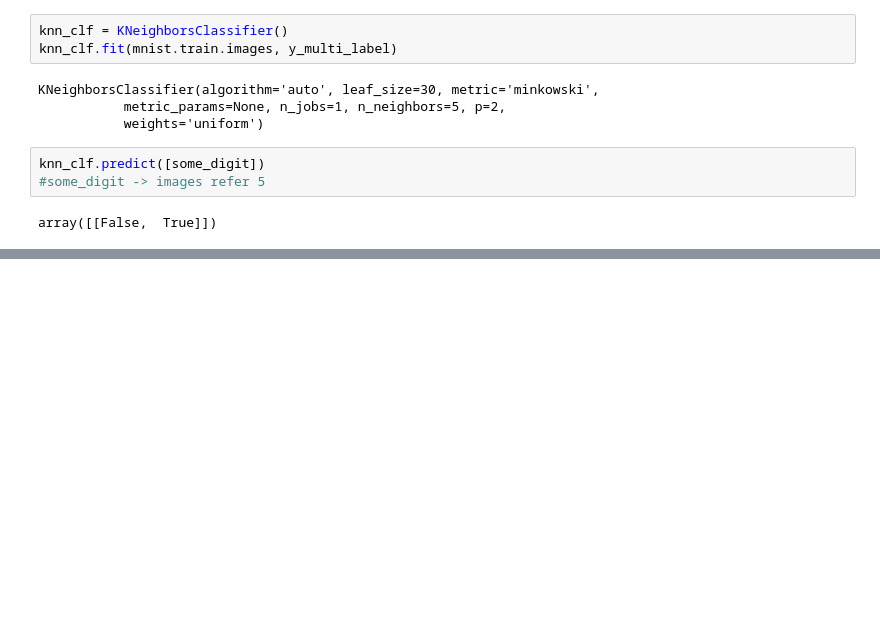
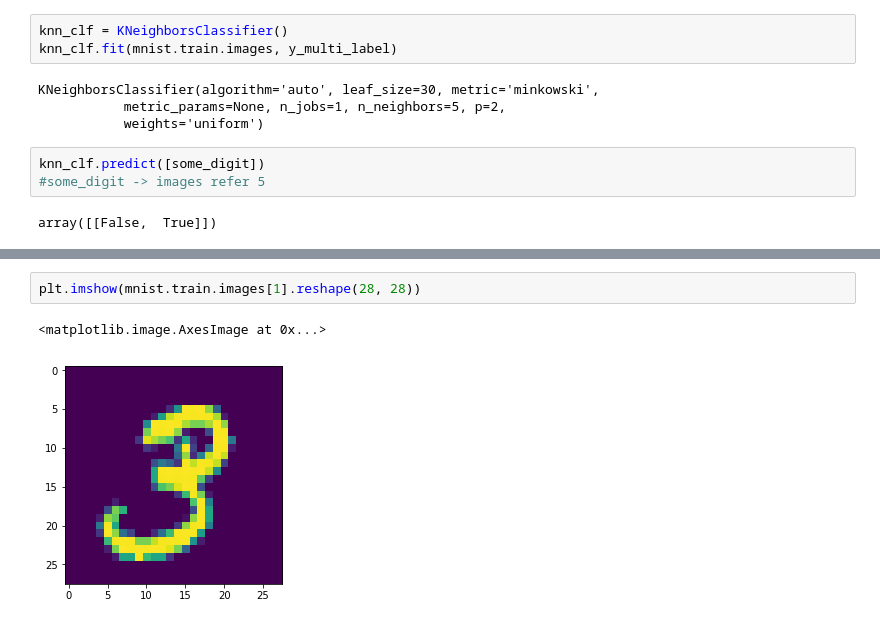
Before and after one commit to yw0nam/Hands_on_ML, a Jupyter notebook: Chapt_3.ipynb, the cells around one changed output, grey strips where cells are left out. Cells and saved outputs as stored; diff of their text form; blank space fills up the shorter version.

```diff
--- a/Chapt_3.ipynb
+++ b/Chapt_3.ipynb
@@ -371,0 +387,5 @@ f1_score(y_multi_label, y_train_knn_pred, average="macro")
+# %%
+plt.imshow(mnist.train.images[1].reshape(28, 28))
+# %% [output]
+<matplotlib.image.AxesImage at 0x...>
+[figure, added]
```
Also changed, not shown: parts of 4 cells of this notebook.
